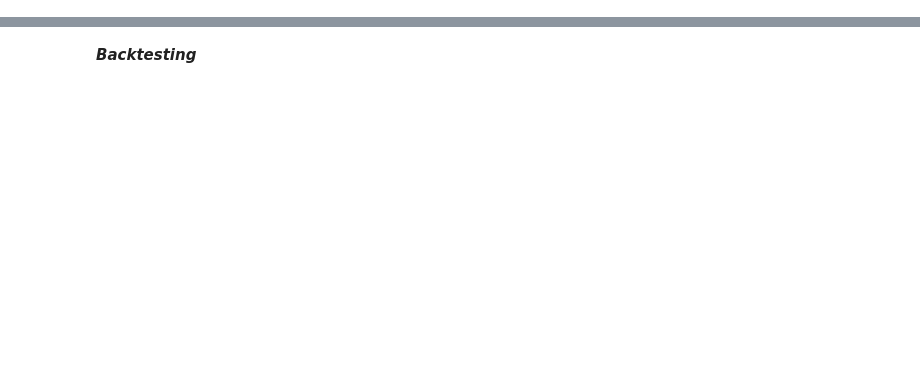
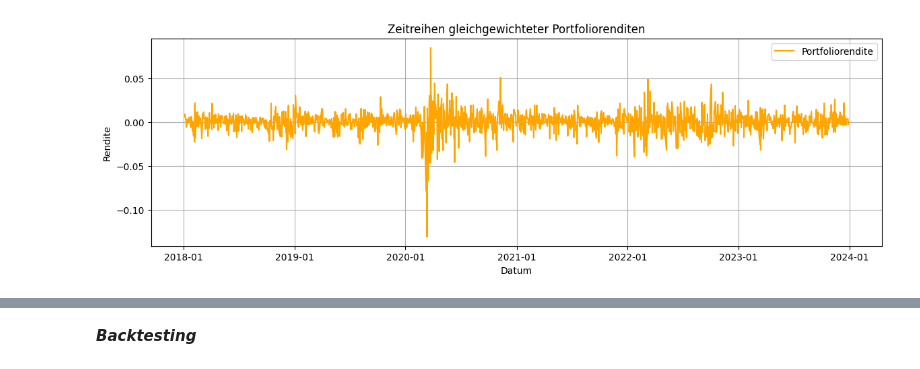
Before and after one commit to minhanhh1/MasterArbeitCode, a Jupyter notebook: SchätzungVaR.ipynb, the cells around one changed output, grey strips where cells are left out. Saved outputs shown, nothing was run; the diff lists cells and outputs as text; code cells hidden in the pictures; blank space fills up the shorter version.

```diff
--- a/SchätzungVaR.ipynb
+++ b/SchätzungVaR.ipynb
@@ -329,0 +220,18 @@ plt.show()
+# %%
+# Plotten der Zeitreihe
+portfolio_returns.index = pd.to_datetime(portfolio_returns.index)
+plt.figure(figsize=(14, 4))
+plt.plot(portfolio_returns.index, portfolio_returns, label='Portfoliorendite', color='orange')
+
+# Anpassen der X-Achse, um nur die Januar-Daten zu zeigen
+plt.gca().xaxis.set_major_locator(mdates.YearLocator())
+plt.gca().xaxis.set_major_formatter(mdates.DateFormatter('%Y-%m'))
+
+plt.xlabel('Datum')
+plt.ylabel('Rendite')
+plt.title('Zeitreihen gleichgewichteter Portfoliorenditen')
+plt.legend()
+plt.grid(True)
+plt.show()
+# %% [output]
+[figure, added]
```
Also changed, not shown: parts of 55 cells of this notebook, 4 other files.
